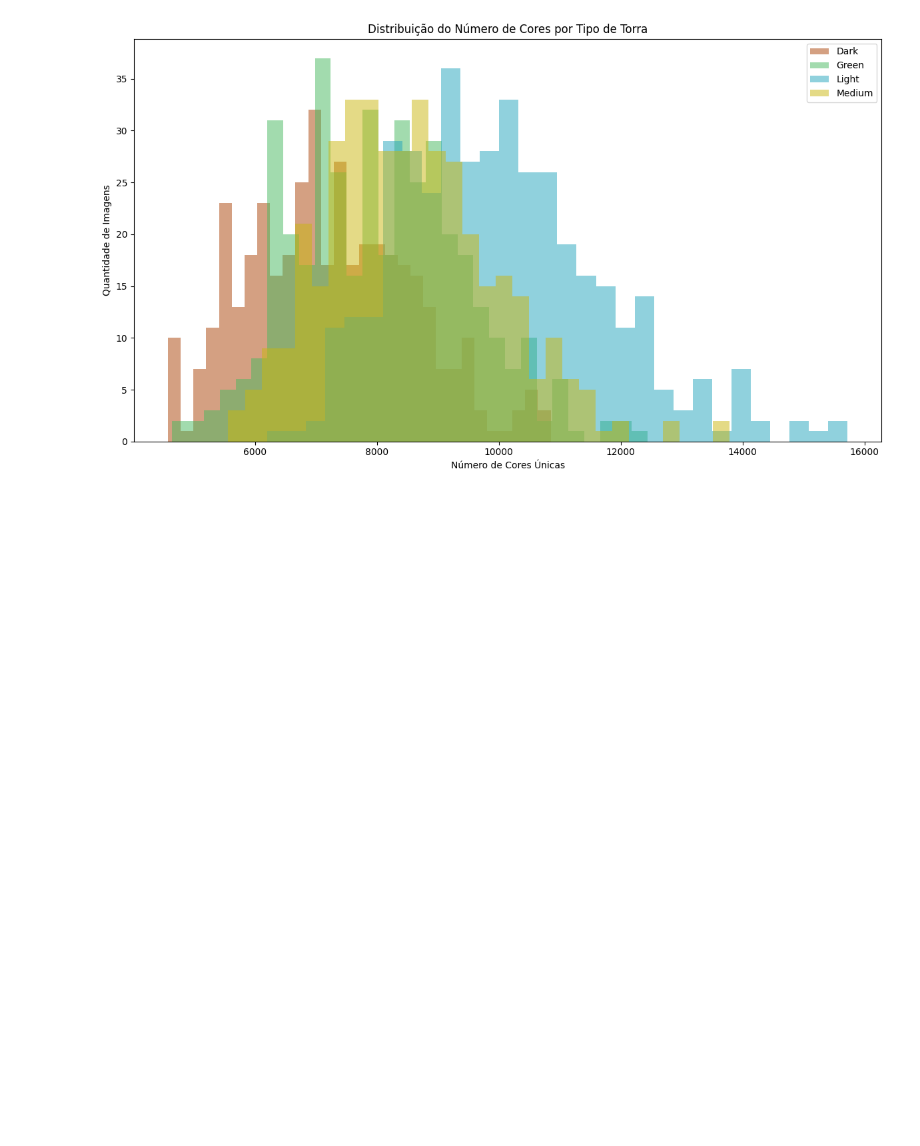
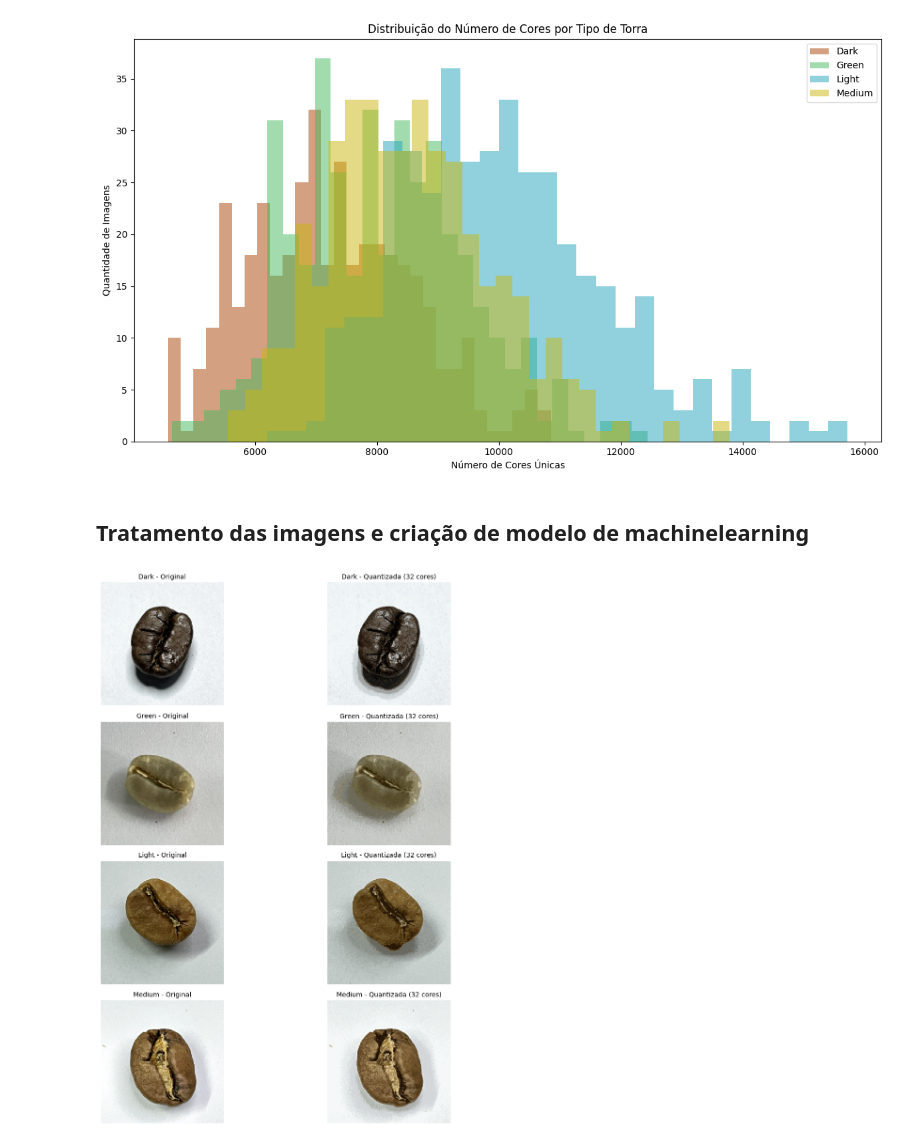
Before and after one commit to YuriRadzi/the-ember-house, a Jupyter notebook: coffee_bean_image_classification.ipynb, the cells around one changed output. Drawn from its saved outputs; the diff is of its cells as text; code cells hidden in the pictures; blank space fills up the shorter version.

Commit message:
Primeira versão do modelo tensorflow

```diff
--- a/coffee_bean_image_classification.ipynb
+++ b/coffee_bean_image_classification.ipynb
@@ -195,3 +200,45 @@ plt.tight_layout()
 plt.show()
 # %% [output]
 [figure]
+# %% [markdown]
+## Tratamento das imagens e criação de modelo de machinelearning
+# %%
+# carrega imagem com opção de redução de numero de cores
+def carrega_imagem(caminho, n_colors):
+    img = Image.open(caminho)
+    img = img.resize((224, 224))
+
+    if n_colors > 0:
+        # Converte para modo P (paleta) com número específico de cores
+        img_quantizada = img.quantize(colors=n_colors, method=2)
+        # Converte de volta para RGB
+        img_rgb = img_quantizada.convert('RGB')
+        # Normaliza os valores
+        img_array = np.array(img_rgb) / 255.0
+        return img_array
+    else:
+        return np.array(img) / 255.0
+# %%
+# amostra de imagens com redução de cores
+amostras_imagens_convertidas = pd.concat([
+    coffee_info[coffee_info['labels'] == label].sample(n=1, random_state=6)
+    for label in coffee_info['labels'].unique()
+]).reset_index(drop=True)
+
+x, axes = plt.subplots(4, 2, figsize=(12, 12))
+
+for i, (x, row) in enumerate(amostras_imagens_convertidas.iterrows()):
+    img_original = Image.open(row['filepaths'])
+    axes[i, 0].imshow(img_original)
+    axes[i, 0].set_title(f"{row['labels']} - Original", fontsize=10)
+    axes[i, 0].axis('off')
+
+    img_quantizada = carrega_imagem(row['filepaths'], n_colors=32)
+    axes[i, 1].imshow(img_quantizada)
+    axes[i, 1].set_title(f"{row['labels']} - Quantizada (32 cores)", fontsize=10)
+    axes[i, 1].axis('off')
+
+plt.tight_layout()
+plt.show()
+# %% [output]
+[figure, added]
```
Also changed, not shown: parts of 7 cells of this notebook, 1 other file.
